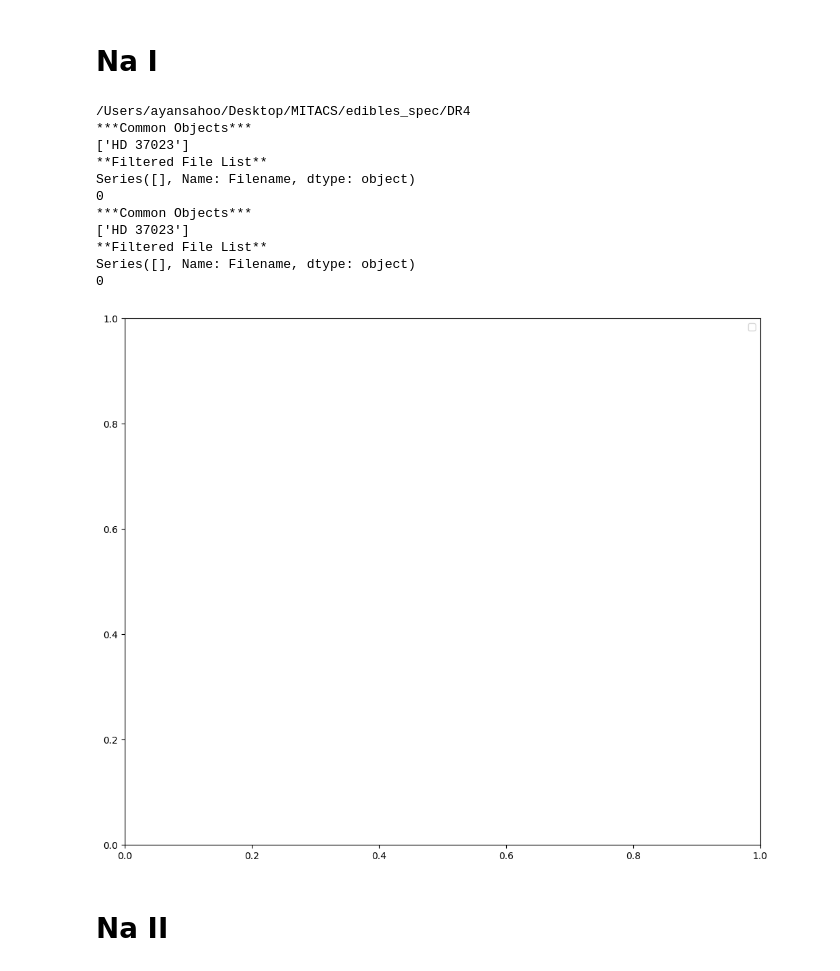
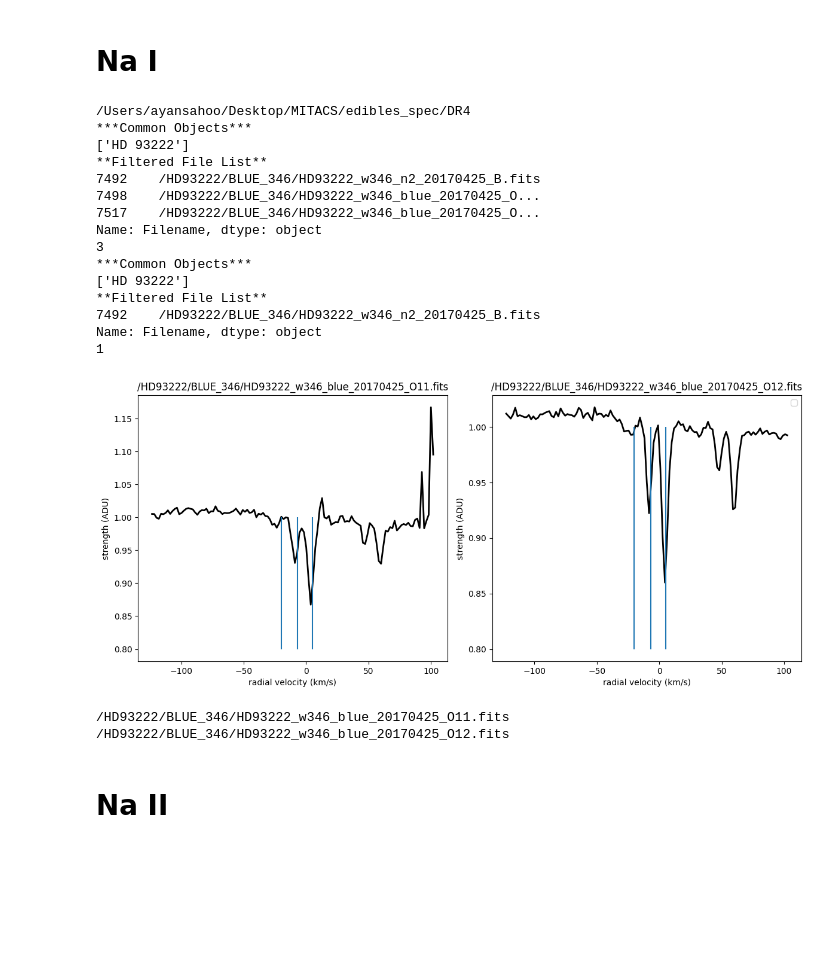
Before and after one commit to AyanS13/edibles, a Jupyter notebook: cloud_checker.ipynb, the cells around one changed output. Cells and saved outputs as stored; diff of their text form; code cells hidden in the pictures; blank space fills up the shorter version.

```diff
--- a/cloud_checker.ipynb
+++ b/cloud_checker.ipynb
@@ -12,7 +12,7 @@ from scipy.interpolate import CubicSpline
 # %% [markdown]
 # Na I
 # %%
-sightline = "HD 37023"
+sightline = "HD 93222"
 pythia = EdiblesOracle()
 List_1 = pythia.getFilteredObsList(object=[sightline], MergedOnly=False, Wave=3302)
 test_1 = List_1.values.tolist()
@@ -26,9 +26,9 @@ test = list(test)
 
 lambda0 = [3302.368, 3302.978]
 ref_wave = 3302.368
-cl_1 = -10
-cl_2 = -6
-cl_3 = 0
+cl_1 = -20
+cl_2 = -7
+cl_3 = 5
 cl_4 = 3
 # cl_5 = 12
 # cl_5 = -7
@@ -70,10 +70,10 @@ for i in range(len(test)):
 
     # Plot data on the corresponding subplot
     axs[i].plot(3*(10**5)*(wave-ref_wave)/ref_wave, flux, color='k', linewidth=2)
-    axs[i].vlines(x=cl_1, ymin=0.4, ymax=1)
-    axs[i].vlines(x=cl_2, ymin=0.4, ymax=1)
-    axs[i].vlines(x=cl_3, ymin=0.4, ymax=1)
-    axs[i].vlines(x=cl_4, ymin=0.4, ymax=1)
+    axs[i].vlines(x=cl_1, ymin=0.8, ymax=1)
+    axs[i].vlines(x=cl_2, ymin=0.8, ymax=1)
+    axs[i].vlines(x=cl_3, ymin=0.8, ymax=1)
+    # axs[i].vlines(x=cl_4, ymin=0.4, ymax=1)
     # axs[i].vlines(x=cl_5, ymin=0.4, ymax=1)
 
 
@@ -84,40 +84,46 @@ for i in range(len(test)):
     # model = voigt_absorption_line_new(wavegrid=wave, f= f, lambda0=lambda0, gamma=gamma,
     #                    b=b, B_vary=B_vary, N=N, v_rad=v_rad, v_resolution=v_resolution, map =[0,1])
 
     # axs[i].plot(wave, model)
 
     # Set title for each subplot
     axs[i].set_title(str(test[i]))
 
     # Set x and y labels for each subplot
     axs[i].set_xlabel('radial velocity (km/s)')
     axs[i].set_ylabel('strength (ADU)')
 
 # Hide the unused subplots
 for j in range(len(test), len(axs)):
     fig.delaxes(axs[j])
 # Adjust the layout so titles and labels fit well
 plt.tight_layout()
 plt.legend()
 # Show the plot
 plt.show()
 
 
 for i in test:
     print(i)
 # %% [output]
 /Users/ayansahoo/Desktop/MITACS/edibles_spec/DR4
 ***Common Objects***
-['HD 37023']
+['HD 93222']
 **Filtered File List**
-Series([], Name: Filename, dtype: object)
-0
+7492    /HD93222/BLUE_346/HD93222_w346_n2_20170425_B.fits
+7498    /HD93222/BLUE_346/HD93222_w346_blue_20170425_O...
+7517    /HD93222/BLUE_346/HD93222_w346_blue_20170425_O...
+Name: Filename, dtype: object
+3
 ***Common Objects***
-['HD 37023']
+['HD 93222']
 **Filtered File List**
-Series([], Name: Filename, dtype: object)
-0
+7492    /HD93222/BLUE_346/HD93222_w346_n2_20170425_B.fits
+Name: Filename, dtype: object
+1
-[figure, old version]
+[figure, new version]
+/HD93222/BLUE_346/HD93222_w346_blue_20170425_O11.fits
+/HD93222/BLUE_346/HD93222_w346_blue_20170425_O12.fits
 # %% [markdown]
 # Na II
 # %%
```
Also changed, not shown: parts of 1 cell of this notebook, 5 other files.
